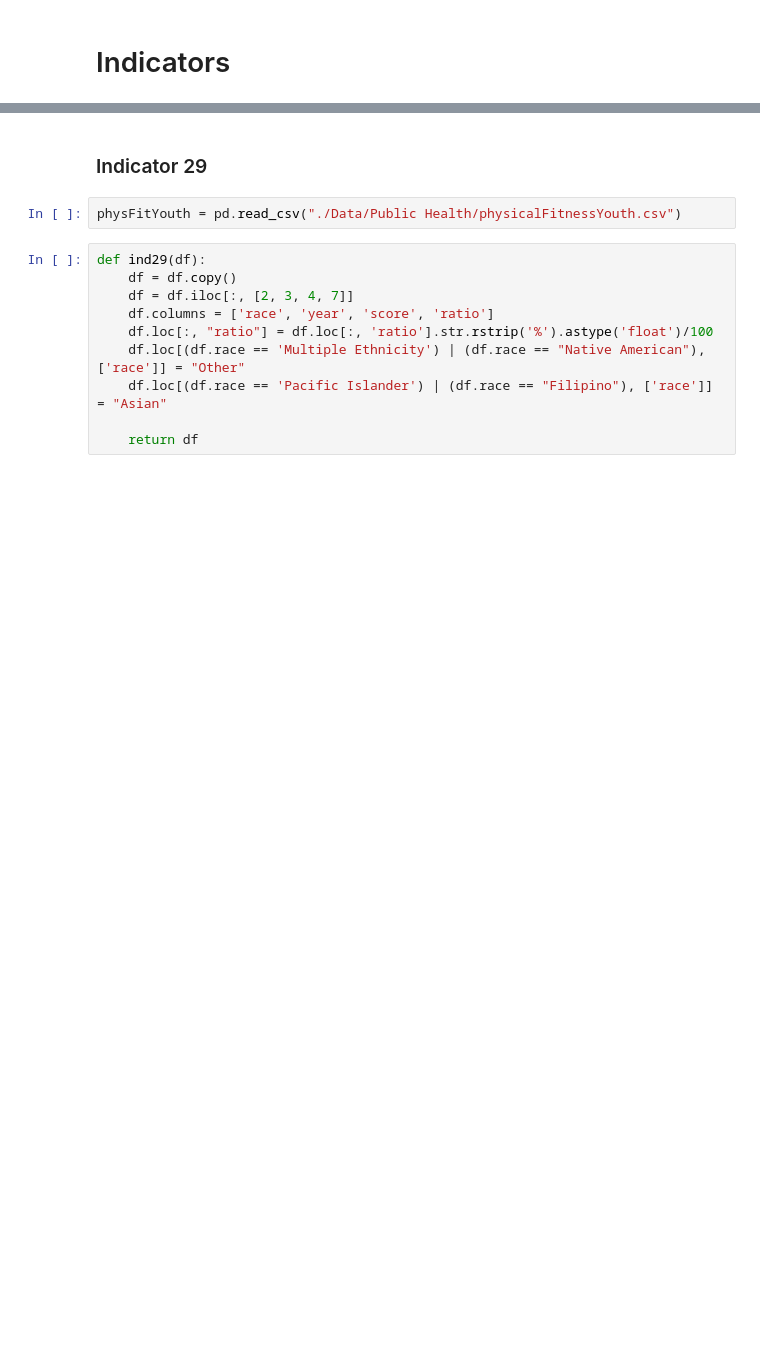
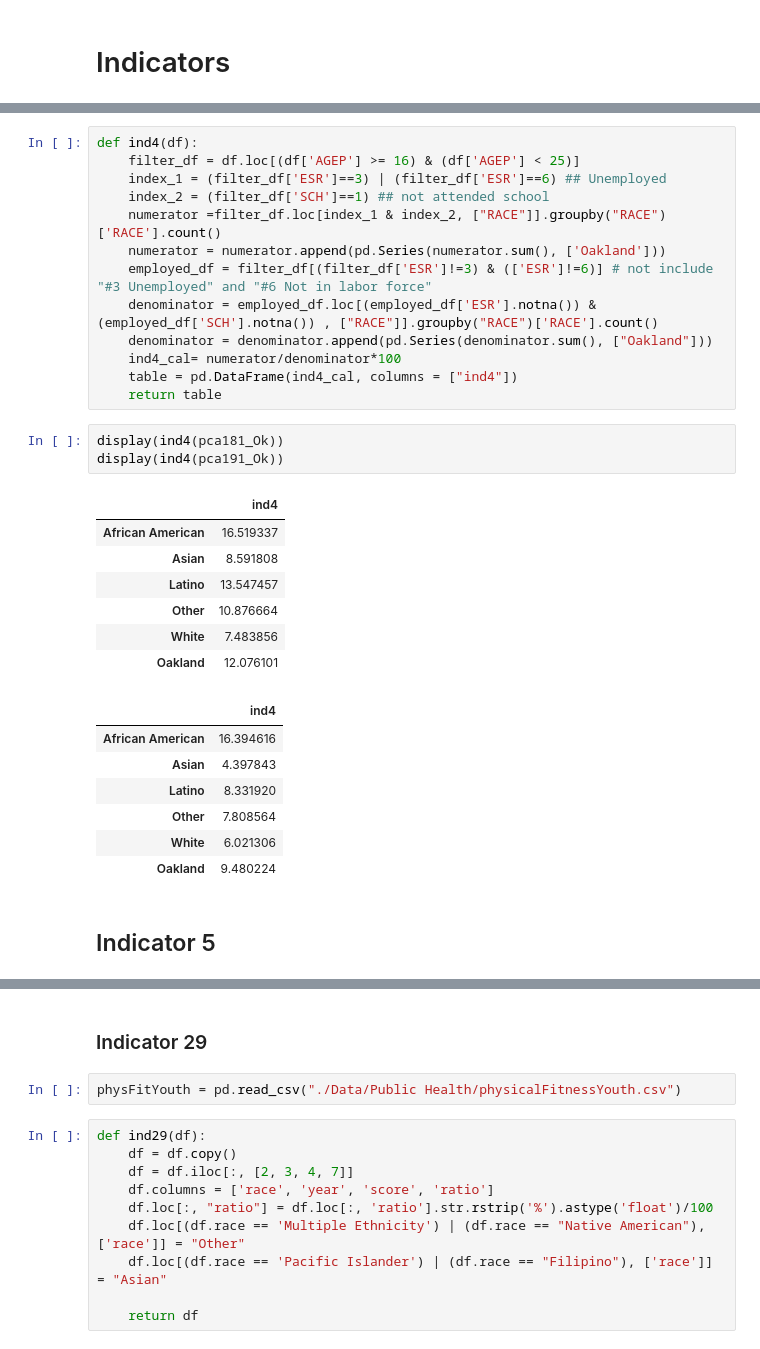
Before and after one commit to jaimev408/Oakland_RE_Indicators, a Jupyter notebook: IND2.ipynb, the cells around one changed output, grey strips where cells are left out. Drawn from its saved outputs; the diff is of its cells as text; blank space fills up the shorter version.

```diff
--- a/IND2.ipynb
+++ b/IND2.ipynb
@@ -56,0 +89,33 @@ del pca161, hca161
+# %%
+def ind4(df):
+    filter_df = df.loc[(df['AGEP'] >= 16) & (df['AGEP'] < 25)]
+    index_1 = (filter_df['ESR']==3) | (filter_df['ESR']==6) ## Unemployed
+    index_2 = (filter_df['SCH']==1) ## not attended school
+    numerator =filter_df.loc[index_1 & index_2, ["RACE"]].groupby("RACE")['RACE'].count()
+    numerator = numerator.append(pd.Series(numerator.sum(), ['Oakland']))
+    employed_df = filter_df[(filter_df['ESR']!=3) & (['ESR']!=6)] # not include "#3 Unemployed" and "#6 Not in labor force"
+    denominator = employed_df.loc[(employed_df['ESR'].notna()) & (employed_df['SCH'].notna()) , ["RACE"]].groupby("RACE")['RACE'].count()
+    denominator = denominator.append(pd.Series(denominator.sum(), ["Oakland"]))
+    ind4_cal= numerator/denominator*100
+    table = pd.DataFrame(ind4_cal, columns = ["ind4"])
+    return table
+# %%
+display(ind4(pca181_Ok))
+display(ind4(pca191_Ok))
+# %% [output]
+|  | ind4 |
+| African American | 16.519337 |
+| Asian | 8.591808 |
+| Latino | 13.547457 |
+| Other | 10.876664 |
+| White | 7.483856 |
+| Oakland | 12.076101 |
+|  | ind4 |
+| African American | 16.394616 |
+| Asian | 4.397843 |
+| Latino | 8.331920 |
+| Other | 7.808564 |
+| White | 6.021306 |
+| Oakland | 9.480224 |
+# %% [markdown]
+## Indicator 5
```
Also changed, not shown: parts of 9 cells of this notebook, 2 other files.
